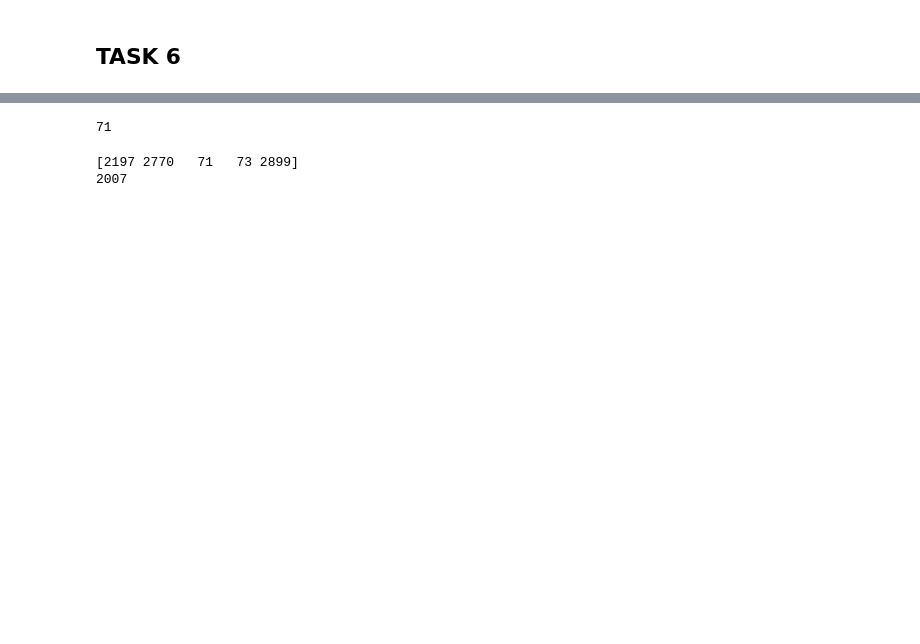
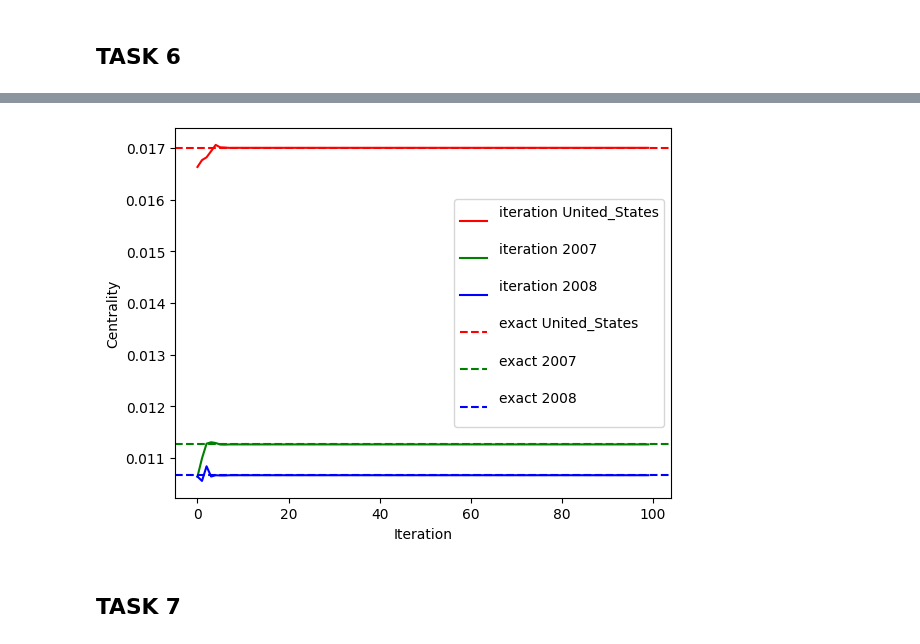
Before and after one commit to beanaas/network_analysis, a Jupyter notebook: session3/start.ipynb, the cells around one changed output, grey strips where cells are left out. Cells and saved outputs as stored; diff of their text form; code cells hidden in the pictures; blank space fills up the shorter version.

Commit message:
task 7 done

```diff
--- a/session3/start.ipynb
+++ b/session3/start.ipynb
@@ -1,6 +1,6 @@
 # %%
 links = []
-with open('./links/2.txt', 'r') as file:
+with open('./links/1.txt', 'r') as file:
     # Read and process each line
     for line in file:
         splitted = line.split(" ")
@@ -10,7 +10,7 @@ with open('./links/2.txt', 'r') as file:
 # %%
 counter = 0
 titles = {}
-with open('./titles/2.txt', 'r') as file:
+with open('./titles/1.txt', 'r') as file:
     # Read and process each line
     for line in file:
         counter+=1
@@ -393,32 +306,35 @@ KeyboardInterrupt:
-# %%
-start = np.ones(num_nodes) / num_nodes
-alpha = 0.85
-
-iterations_values = []
-for n in range(num_nodes):
-    first_sum = 0
-    second_sum = 0
-    for nprime in range(num_nodes):
-        ann = A[n][nprime]
-        k = kout[nprime]
-        cent = start[nprime]
-        if(k == 0 and ann == 0):
-            k = 1/num_nodes
-        elif(k == 0):
-            print("error")
-        first_sum+=((ann/k)*cent)
-        second_sum+=(cent)
-    one_iteration = alpha * (first_sum) + ((1 - alpha) / num_nodes)*second_sum
-    iterations_values.append(one_iteration)
-
-
-
-print(np.argmax(iterations_values))
-# %% [output]
-71
-# %%
-print(sorted_closed_gp[:5])
-print(titles[72])
-# %% [output]
-[2197 2770   71   73 2899]
-2007
+# %%
+
+top_three = sorted_closed_gp[:3]
+num1 = []
+num2 = []
+num3 = []
+
+for i in range(num_iterations):
+    num1.append(iterations_values[i][top_three[0]])
+    num2.append(iterations_values[i][top_three[1]])
+    num3.append(iterations_values[i][top_three[2]])
+# %%
+import matplotlib.pyplot as plt
+
+x = range(num_iterations)
+
+plt.plot(x, num1, color='r', label=f"iteration {titles[top_three[0]+1]}")
+plt.plot(x, num2, color='g', label=f"iteration {titles[top_three[1]+1]}")
+plt.plot(x, num3, color='b', label=f"iteration {titles[top_three[2]+1]}")
+
+plt.axhline(y=closed_gp[top_three[0]], color='r', linestyle='--', label=f"exact {titles[top_three[0]+1]}")
+plt.axhline(y=closed_gp[top_three[1]], color='g', linestyle='--', label=f"exact {titles[top_three[1]+1]}")
+plt.axhline(y=closed_gp[top_three[2]], color='b', linestyle='--', label=f"exact {titles[top_three[2]+1]}")
+
+# Adding labels and legend
+plt.xlabel('Iteration')
+plt.ylabel('Centrality')
+plt.legend()
+
+# Display the plot
+plt.show()
+# %% [output]
+[figure, added]
+# %% [markdown]
+## TASK 7
```
Also changed, not shown: parts of 12 cells of this notebook.
